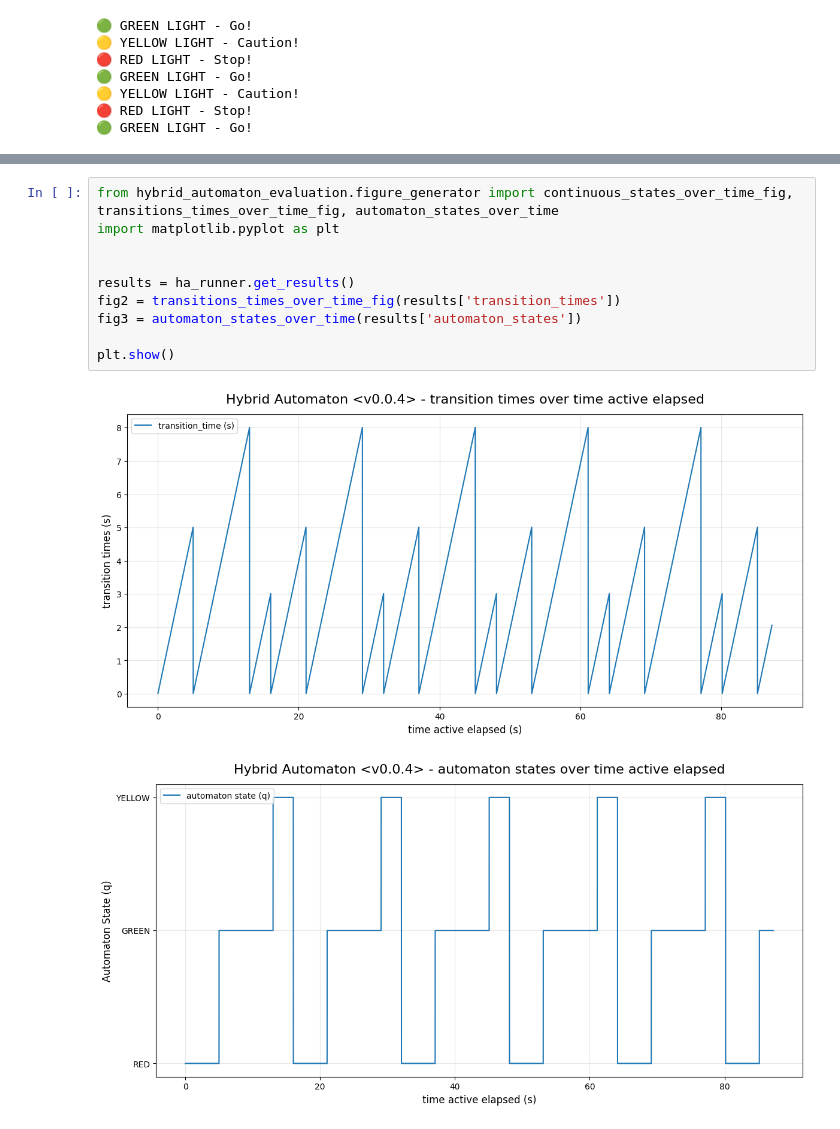
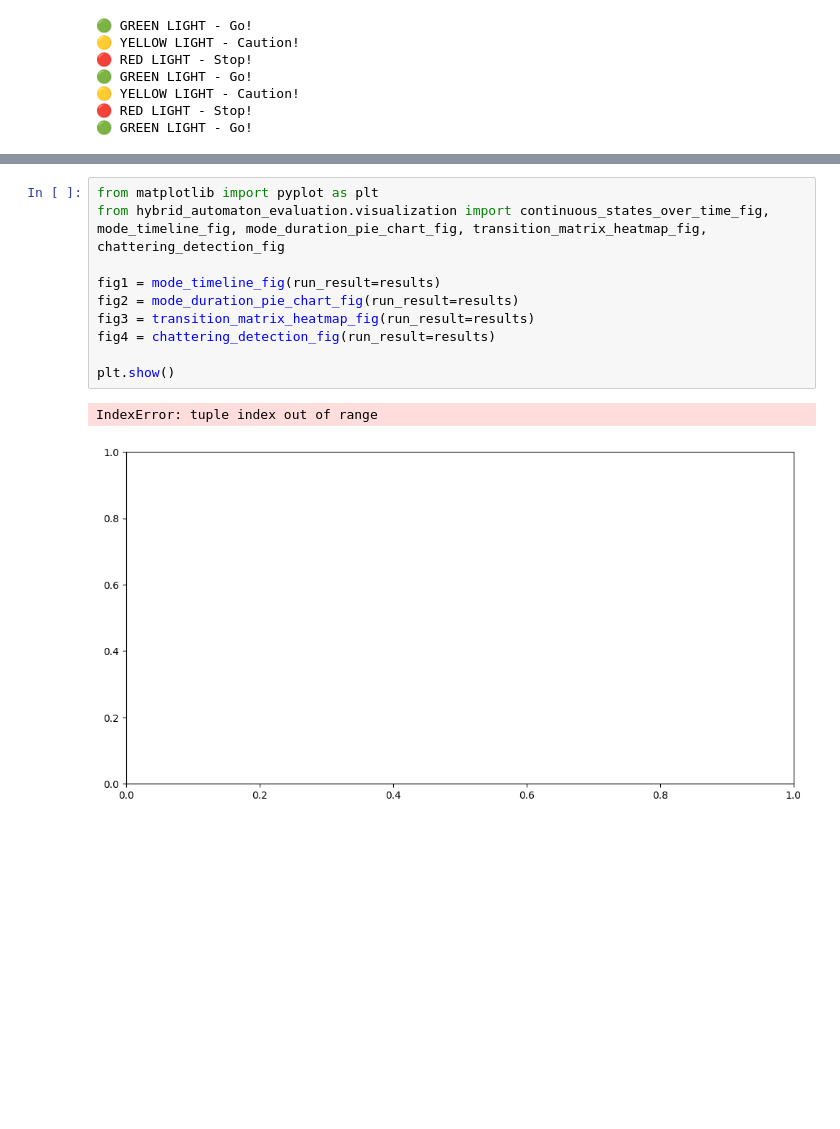
Before and after one commit to rymc-dev/hybrid-automaton, a Jupyter notebook: notebooks/traffic_lights_hybrid_automaton.ipynb, the cells around one changed output, grey strips where cells are left out. Drawn from its saved outputs; the diff is of its cells as text; blank space fills up the shorter version.

```diff
--- a/notebooks/traffic_lights_hybrid_automaton.ipynb
+++ b/notebooks/traffic_lights_hybrid_automaton.ipynb
@@ -93,14 +93,14 @@ Step Statistics:
 ============================================================
 # %%
-from hybrid_automaton_evaluation.figure_generator import continuous_states_over_time_fig, transitions_times_over_time_fig, automaton_states_over_time
-import matplotlib.pyplot as plt
+from matplotlib import pyplot as plt
+from hybrid_automaton_evaluation.visualization import continuous_states_over_time_fig, mode_timeline_fig, mode_duration_pie_chart_fig, transition_matrix_heatmap_fig, chattering_detection_fig
 
-
-results = ha_runner.get_results()
-fig2 = transitions_times_over_time_fig(results['transition_times'])
-fig3 = automaton_states_over_time(results['automaton_states'])
+fig1 = mode_timeline_fig(run_result=results)
+fig2 = mode_duration_pie_chart_fig(run_result=results)
+fig3 = transition_matrix_heatmap_fig(run_result=results)
+fig4 = chattering_detection_fig(run_result=results)
 
 plt.show()
 # %% [output]
+IndexError: tuple index out of range
-[figure, old version]
+[figure, new version]
-[figure, removed]
```
Also changed, not shown: parts of 2 cells of this notebook, 3 other files.
